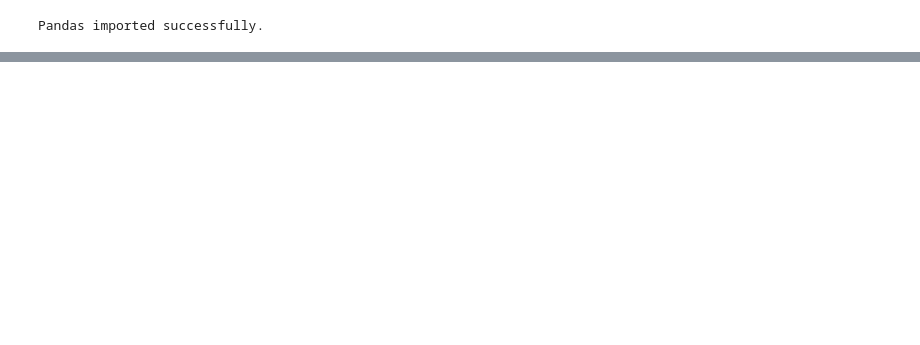
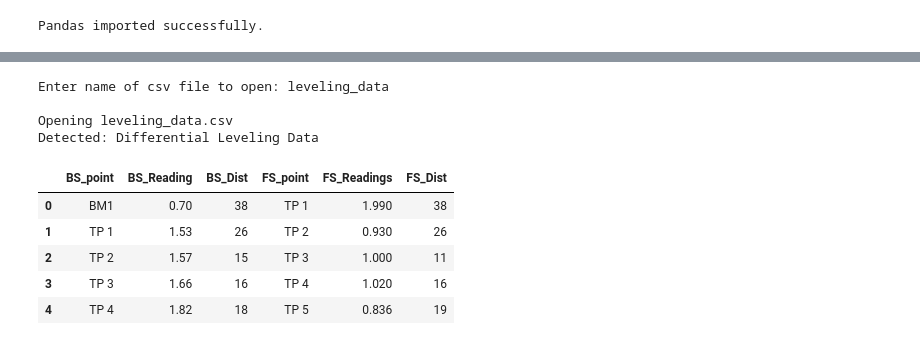
Before and after one commit to catorrecampo-sys/-GE-120-1A-Final-Project-Group-5, a Jupyter notebook: Leveling_Project.ipynb, the cells around one changed output, grey strips where cells are left out. Drawn from its saved outputs; the diff is of its cells as text; code cells hidden in the pictures; blank space fills up the shorter version.

```diff
--- a/Leveling_Project.ipynb
+++ b/Leveling_Project.ipynb
@@ -352,0 +121,20 @@ Misclosure Error   : -0.083
+# %%
+# Create FileHandler object to manage CSV input and detection
+handler = FileHandler()
+
+# Read CSV file and get dataset + leveling type
+data, level_type = handler.read_file()
+# %% [output]
+Enter name of csv file to open: leveling_data
+
+Opening leveling_data.csv
+Detected: Differential Leveling Data
+# %%
+data.head()
+# %% [output]
+|  | BS_point | BS_Reading | BS_Dist | FS_point | FS_Readings | FS_Dist |
+| 0 | BM1 | 0.70 | 38 | TP 1 | 1.990 | 38 |
+| 1 | TP 1 | 1.53 | 26 | TP 2 | 0.930 | 26 |
+| 2 | TP 2 | 1.57 | 15 | TP 3 | 1.000 | 11 |
+| 3 | TP 3 | 1.66 | 16 | TP 4 | 1.020 | 16 |
+| 4 | TP 4 | 1.82 | 18 | TP 5 | 0.836 | 19 |
```
Also changed, not shown: parts of 14 cells of this notebook.
